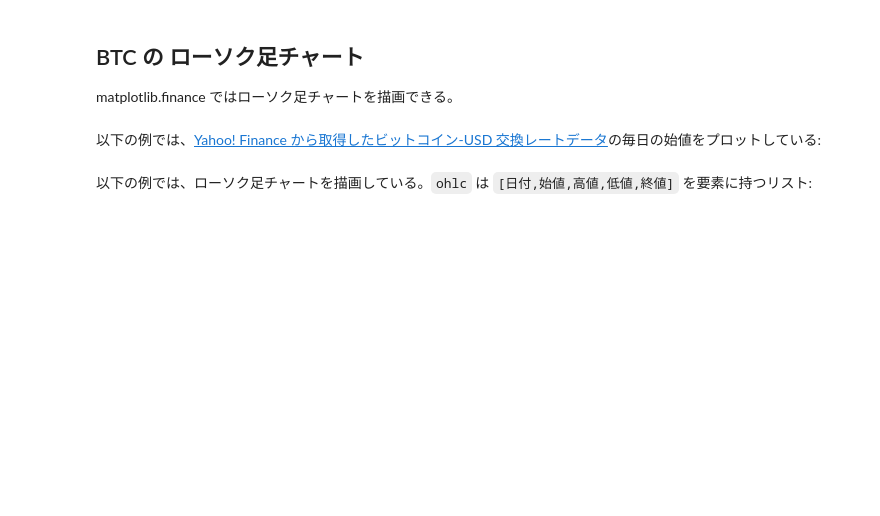
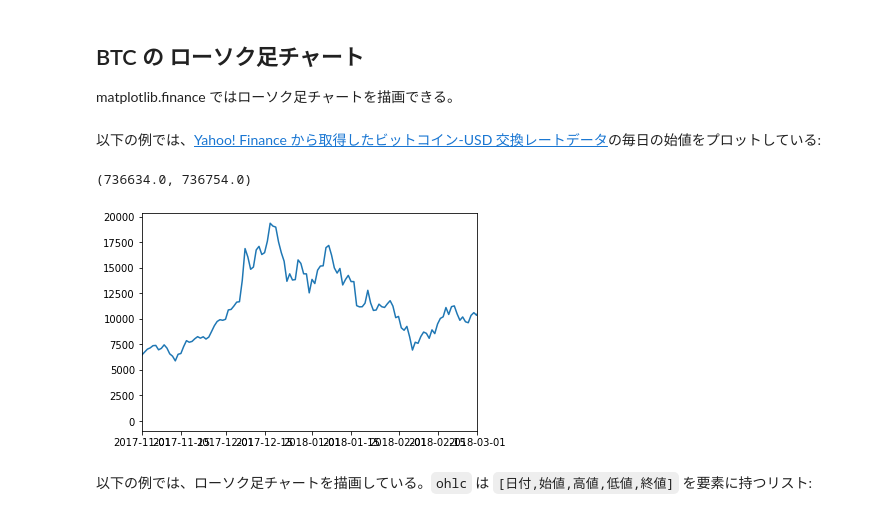
Before and after one commit to kojishun/OCS-04-python-02, a Jupyter notebook: btc.ipynb, the cells around one changed output. Cells and saved outputs as stored; diff of their text form; code cells hidden in the pictures; blank space fills up the shorter version.

```diff
--- a/btc.ipynb
+++ b/btc.ipynb
@@ -7,20 +7,24 @@ matplotlib.finance ではローソク足チャートを描画できる。
 # %%
 %matplotlib inline
 
 import matplotlib.pyplot as plt
+import datetime
 
 from matplotlib.dates import date2num
 
 import pandas as pd
-from datetime import datetime
+import datetime
 
 fig, ax = plt.subplots(1,1)
 
 df = pd.read_csv("BTC-USD.csv", index_col = 0, parse_dates=True)
 ax.plot(df["Open"])
 #ax.plot(df["Close"])
 
-ax.set_xlim(["2017/11/1", "2018/4/30"])
+ax.set_xlim([datetime.date(2017, 11,1), datetime.date(2018, 3,1)])
+# %% [output]
+(736634.0, 736754.0)
+[figure, added]
 # %% [markdown]
 以下の例では、ローソク足チャートを描画している。`ohlc` は `[日付,始値,高値,低値,終値]` を要素に持つリスト:
 # %%
```
Also changed, not shown: parts of 3 cells of this notebook, 5 other files.
